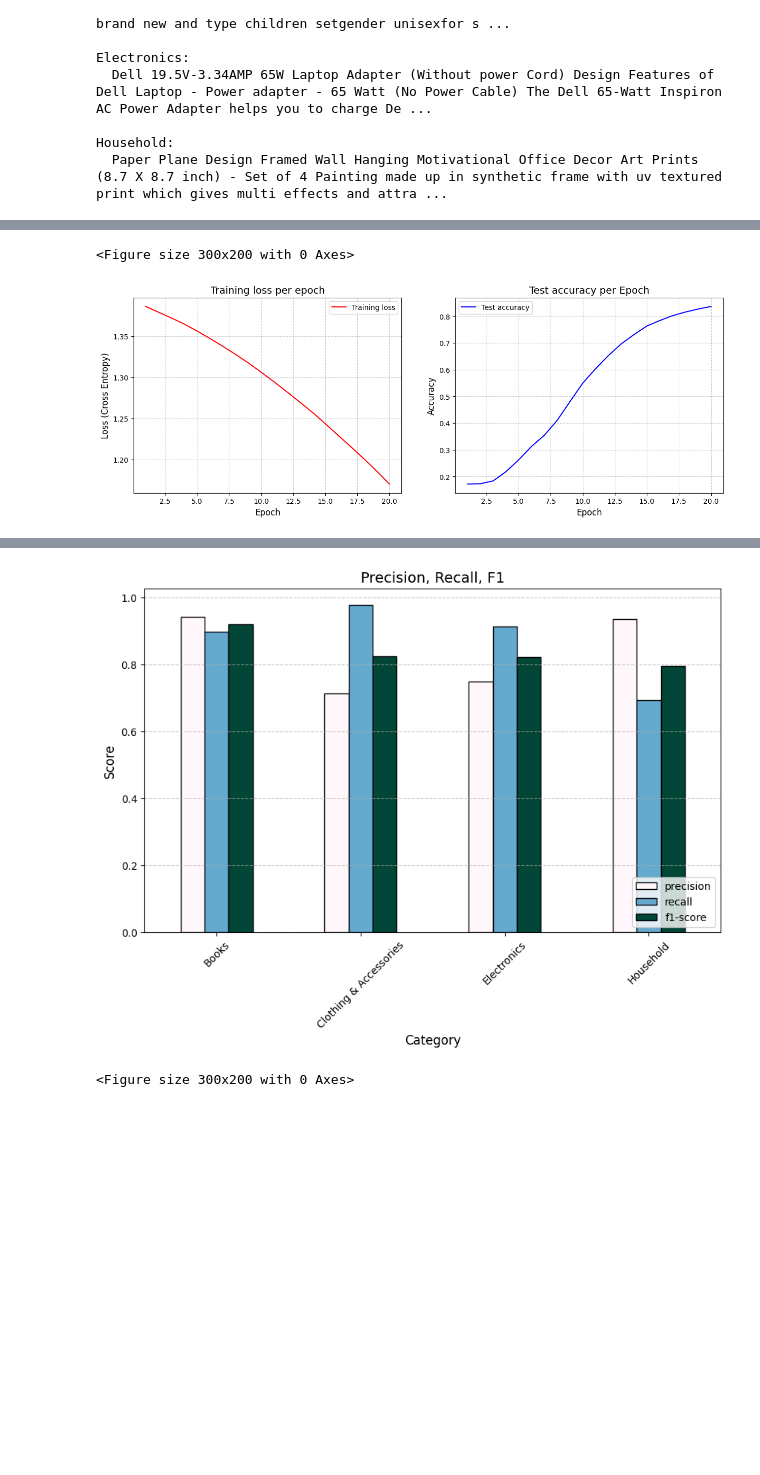
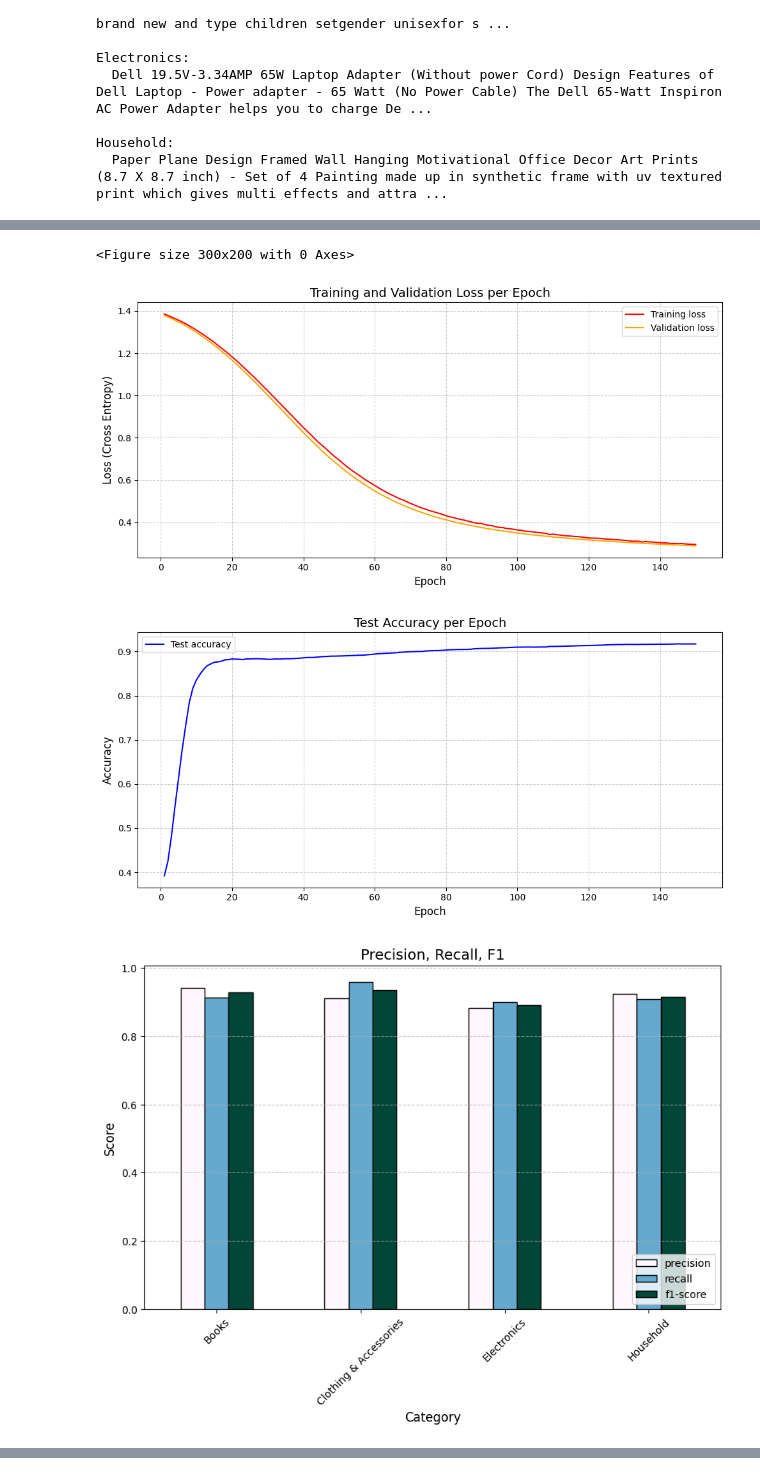
Before and after one commit to kubanova-z/Bachelors-thesis, a Jupyter notebook: neural_network.ipynb, the cells around one changed output, grey strips where cells are left out. Drawn from its saved outputs; the diff is of its cells as text; code cells hidden in the pictures; blank space fills up the shorter version.

```diff
--- a/neural_network.ipynb
+++ b/neural_network.ipynb
@@ -149,7 +145,7 @@ model, class_to_idx, acc = train_model(
     X_train_vec, y_train, X_test_vec, y_test,
     model_class=TextClassifier,
     model_params={"hidden_dim": 128},
-    epochs=20,
+    epochs=150,
     lr=0.001
 )
 # %% [output]
@@ -174,8 +170,8 @@ Test accuracy: 0.8364
 <Figure size 300x200 with 0 Axes>
-[figure, old version]
+[figure, new version]
+[figure, new version]
+[figure, added]
 <Figure size 300x200 with 0 Axes>
-[figure, old version]
-<Figure size 300x200 with 0 Axes>
 # %%
 df = load_data("/home/xkubanova_126831/bakalarka/e_com_dataset/data/ecommerceDataset.csv")
 df["Text"] = df["Text"].apply(clean_text)
```
Also changed, not shown: parts of 6 cells of this notebook, 20 other files.
